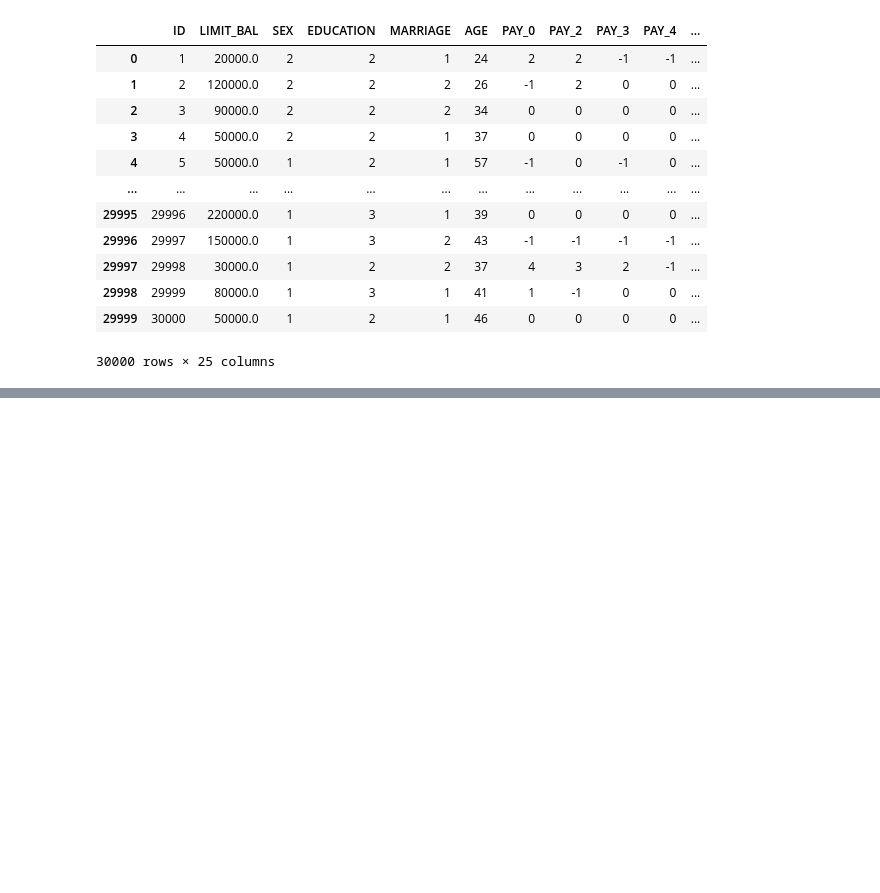
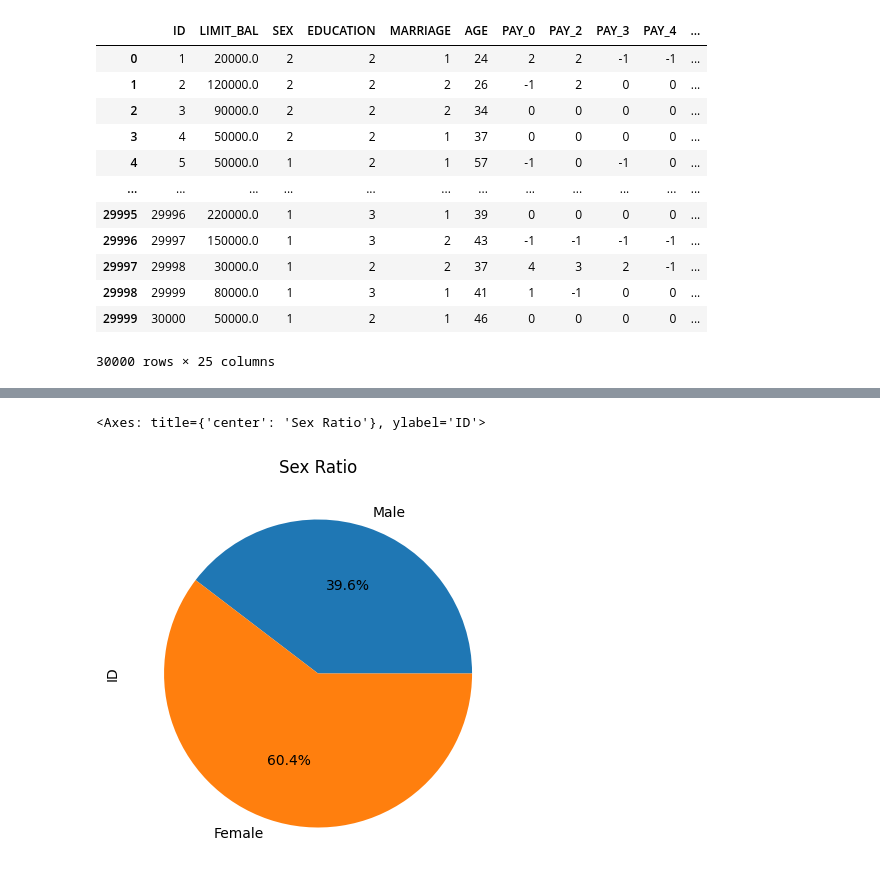
Before and after one commit to actlyong/DataScience, a Jupyter notebook: credit_scoring_model/credit_scoring_model.ipynb, the cells around one changed output, grey strips where cells are left out. Cells and saved outputs as stored; diff of their text form; code cells hidden in the pictures; blank space fills up the shorter version.

```diff
--- a/credit_scoring_model/credit_scoring_model.ipynb
+++ b/credit_scoring_model/credit_scoring_model.ipynb
@@ -54,0 +122,12 @@ np.float64(173.20508075688772)
+# %%
+sex=df.groupby('SEX').count()['ID'] # Gender (1=male, 2=female)
+# More females than males, which %?
+# We need to change this to indicator function using one hot encoding
+# %%
+sex.index = ['Male','Female']
+# %%
+sex \
+    .plot.pie(autopct='%.1f%%', figsize=(5, 5), title='Sex Ratio')
+# %% [output]
+<Axes: title={'center': 'Sex Ratio'}, ylabel='ID'>
+[figure, added]
```
Also changed, not shown: parts of 10 cells of this notebook, 4 other files.
